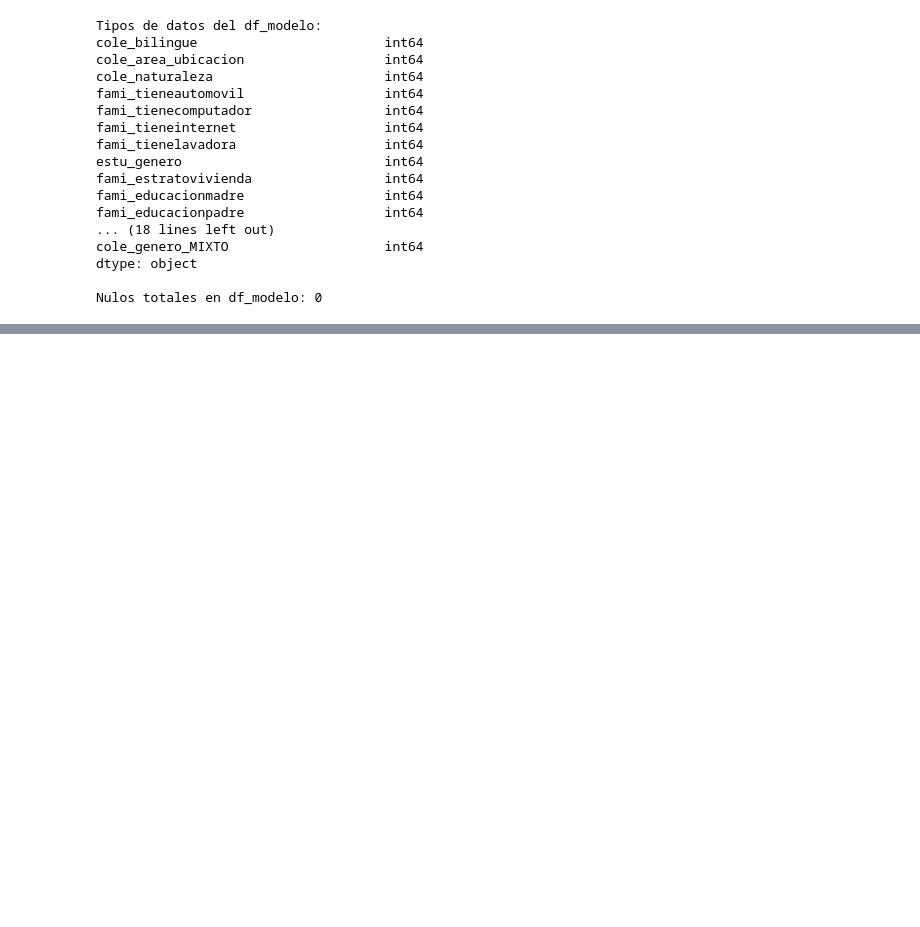
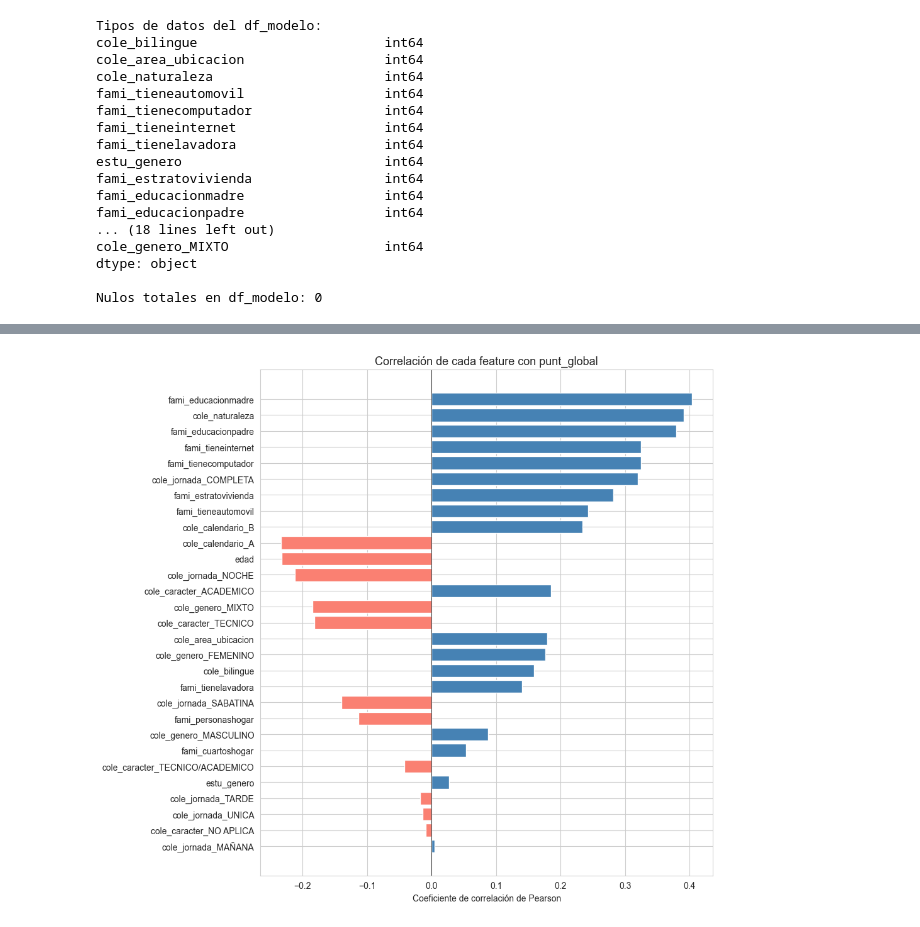
Before and after one commit to lrestrepoe/proyecto2-analitica, a Jupyter notebook: Modelo_Juan_Felipe_Echeverry.ipynb, the cells around one changed output, grey strips where cells are left out. Saved outputs shown, nothing was run; the diff lists cells and outputs as text; code cells hidden in the pictures; blank space fills up the shorter version.

Commit message:
Correlinaciones entre variables y target

```diff
--- a/Modelo_Juan_Felipe_Echeverry.ipynb
+++ b/Modelo_Juan_Felipe_Echeverry.ipynb
@@ -375,0 +407,6 @@ Nulos totales en df_modelo: 0
+# %%
+# Correlación de cada feature con el target
+corr_target = df_modelo.corr()['punt_global'].drop('punt_global').sort_values(key=abs, ascending=False)
+
+print("Correlación de cada feature con punt_global (ordenada por magnitud):\n")
+print(corr_target.to_string())
@@ -375,0 +431,13 @@ Nulos totales en df_modelo: 0
+# %%
+# Visualización: correlaciones con el target en barras horizontales
+plt.figure(figsize=(10, 9))
+colors = ['steelblue' if x > 0 else 'salmon' for x in corr_target.values]
+plt.barh(corr_target.index, corr_target.values, color=colors)
+plt.axvline(x=0, color='black', linewidth=0.5)
+plt.title('Correlación de cada feature con punt_global', fontsize=13)
+plt.xlabel('Coeficiente de correlación de Pearson')
+plt.gca().invert_yaxis()
+plt.tight_layout()
+plt.show()
+# %% [output]
+[figure, added]
```
Also changed, not shown: parts of 3 cells of this notebook.
